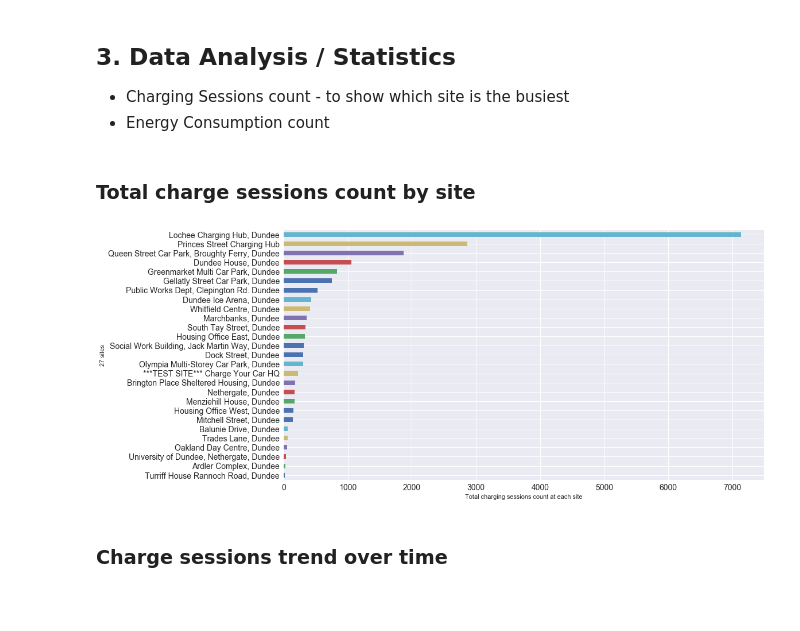
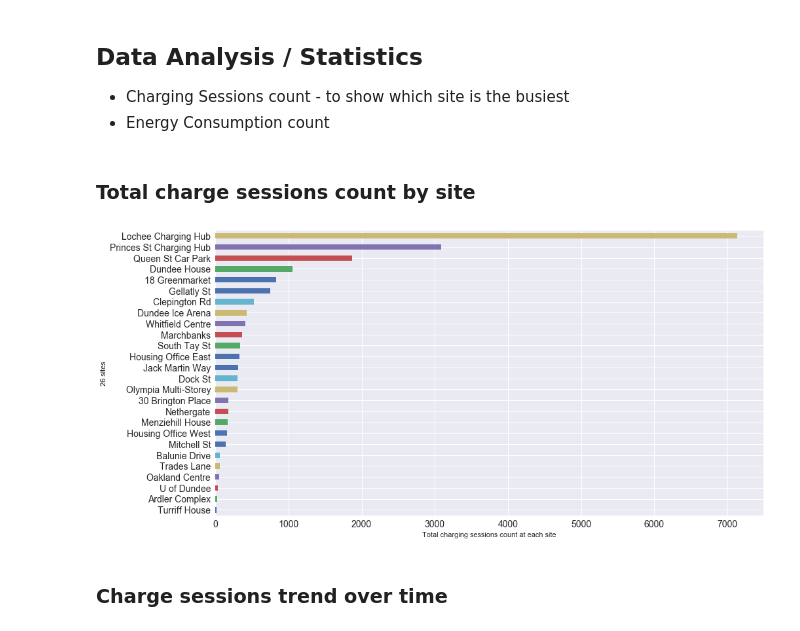
Before and after one commit to drYukiWang/ev_charge_data, a Jupyter notebook: read_data_v2.ipynb, the cells around one changed output. Drawn from its saved outputs; the diff is of its cells as text; code cells hidden in the pictures; blank space fills up the shorter version.

Commit message:
added data analysis with new dataset

```diff
--- a/read_data_v2.ipynb
+++ b/read_data_v2.ipynb
@@ -51,0 +13,5 @@ cpl = pd.DataFrame(cpl_dict['records']) #charge point locations
+# %%
+sheet_name = 'Sheet1'
+file_name = 'merged_dataset_updated.xlsx'
+data = pd.read_excel(file_name, sheet_name = sheet_name)
+data.info()
@@ -141,22 +50,22 @@ cpl.to_csv('chargepointlocation.csv')
 # %% [markdown]
-## 3. Data Analysis / Statistics
+## Data Analysis / Statistics
 >
 * Charging Sessions count - to show which site is the busiest
 * Energy Consumption count
 # %% [markdown]
 ### Total charge sessions count by site
 # %%
-chs_by_site = chs.groupby('Site').size().sort_values()
+chs_by_site = data.groupby('Location Name').size().sort_values()
 
 # plot
 num_of_site = chs_by_site.size
 fig, ax = plt.subplots(figsize=(15,8))
-ax = chs_by_site.plot(x='Site', kind='barh', fontsize=14)
+ax = chs_by_site.plot(x='Location Name', kind='barh', fontsize=14)
 ax.set_xlabel('Total charging sessions count at each site')
 ax.set_ylabel('{} sites'.format(num_of_site))
 fig.savefig('Total_sessions_by_site.png')
 # %% [output]
-[figure, old version]
+[figure, new version]
 # %% [markdown]
 ### Charge sessions trend over time
 # %%
```
Also changed, not shown: parts of 37 cells of this notebook, 2 other files.
